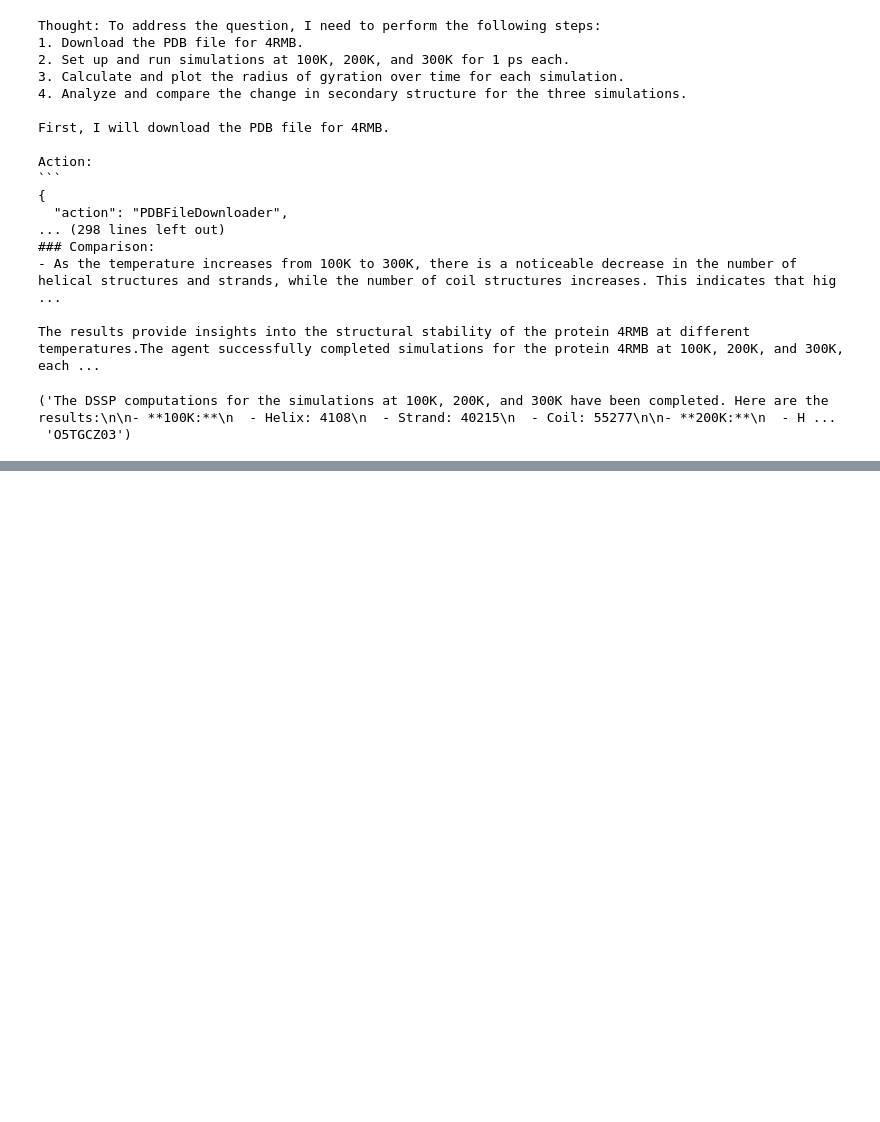
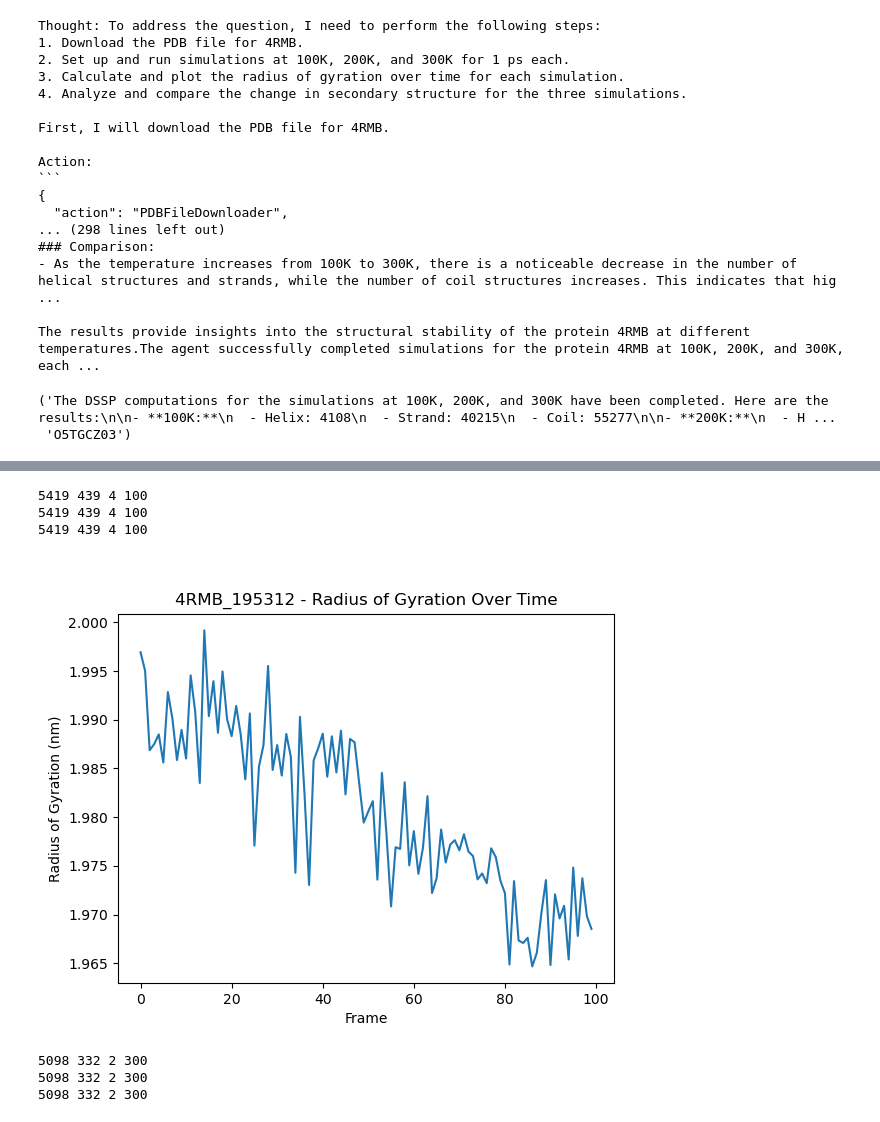
Before and after one commit to ur-whitelab/md-agent, a Jupyter notebook: notebooks/experiments/Robustness/gpt-4o-2024-05-13/prompt8.ipynb, the cells around one changed output, grey strips where cells are left out. Drawn from its saved outputs; the diff is of its cells as text; code cells hidden in the pictures; blank space fills up the shorter version.

```diff
--- a/notebooks/experiments/Robustness/gpt-4o-2024-05-13/prompt8.ipynb
+++ b/notebooks/experiments/Robustness/gpt-4o-2024-05-13/prompt8.ipynb
@@ -69,3 +69,13 @@ Action:
 The results provide insights into the structural stability of the protein 4RMB at different temperatures.The agent successfully completed simulations for the protein 4RMB at 100K, 200K, and 300K, each ...
 ('The DSSP computations for the simulations at 100K, 200K, and 300K have been completed. Here are the results:\n\n- **100K:**\n  - Helix: 4108\n  - Strand: 40215\n  - Coil: 55277\n\n- **200K:**\n  - H ...
  'O5TGCZ03')
+# %%
+import mdagent
+from mdagent import MDAgent
+import os
+import mdtraj as md
+
+agent = MDAgent(agent_type="Structured", model="gpt-4o-2024-05-13", top_k_tools="all",ckpt_dir="ckpt_192")
+registry = agent.path_registry
+
+print(registry.list_path_names_and_descriptions().replace(",", "\n"))
@@ -71,0 +117,18 @@ The results provide insights into the structural stability of the protein 4RMB a
+# %%
+traj1 = md.load(traj_1, top=top_1)
+traj2 = md.load(traj_2, top=top_2)
+traj3 = md.load(traj_3, top=top_3)
+
+print(traj1.n_atoms,traj1.top.n_residues, traj1.top.n_chains,traj1.n_frames)
+print(traj2.n_atoms,traj2.top.n_residues, traj2.top.n_chains,traj2.n_frames)
+print(traj3.n_atoms,traj3.top.n_residues, traj3.top.n_chains,traj3.n_frames)
+# %% [output]
+5419 439 4 100
+5419 439 4 100
+5419 439 4 100
+# %%
+from IPython.display import Image
+rgypath = registry.get_mapped_path("fig0_225424")
+Image(filename=rgypath)
+# %% [output]
+[figure, added]
@@ -71,0 +152,12 @@ The results provide insights into the structural stability of the protein 4RMB a
+# %%
+traj1 = md.load(traj_1, top=top_1)
+traj2 = md.load(traj_2, top=top_2)
+traj3 = md.load(traj_3, top=top_3)
+
+print(traj1.n_atoms,traj1.top.n_residues, traj1.top.n_chains,traj1.n_frames)
+print(traj2.n_atoms,traj2.top.n_residues, traj2.top.n_chains,traj2.n_frames)
+print(traj3.n_atoms,traj3.top.n_residues, traj3.top.n_chains,traj3.n_frames)
+# %% [output]
+5098 332 2 300
+5098 332 2 300
+5098 332 2 300
```
Also changed, not shown: parts of 5 cells of this notebook.
